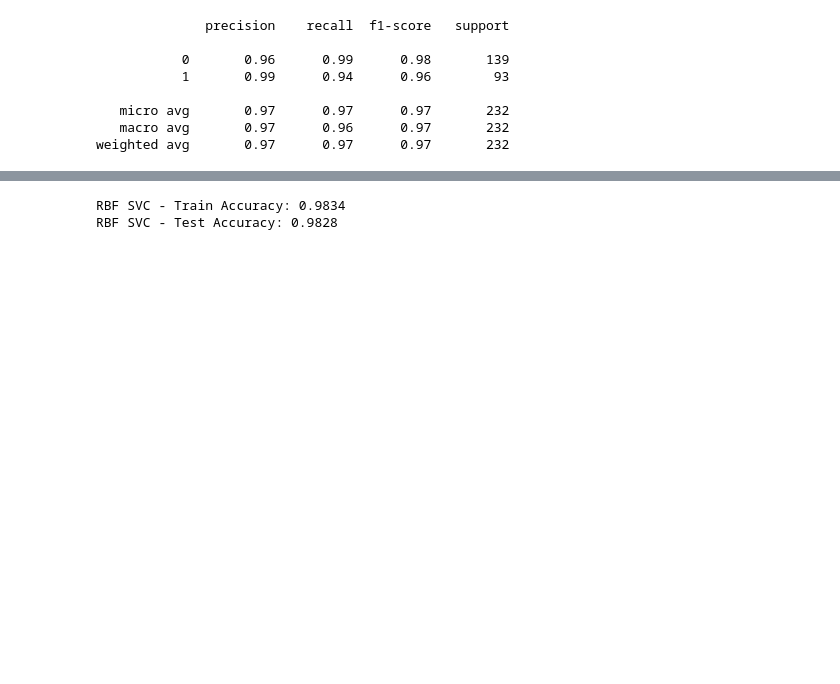
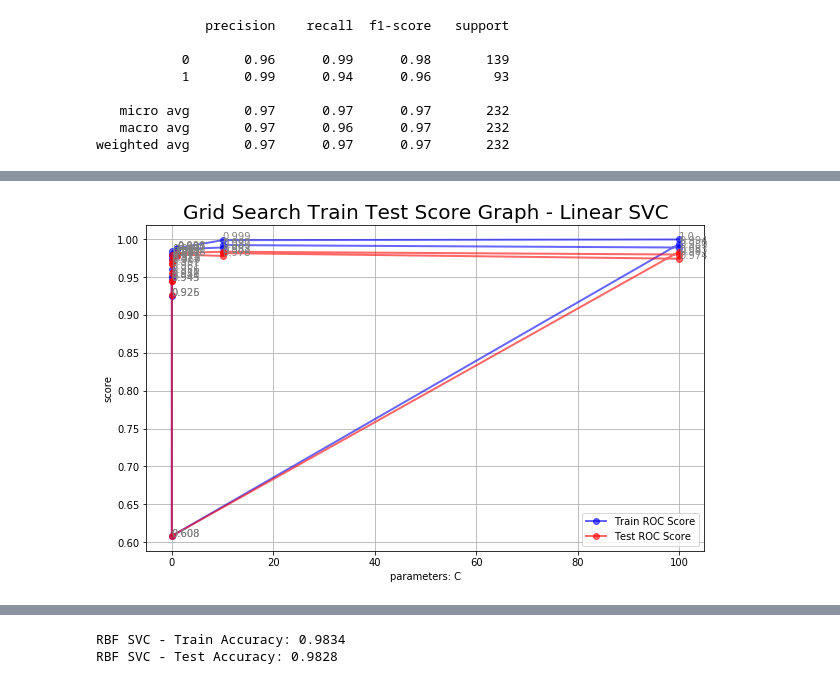
Before and after one commit to kaitensushitogo/Fraudulent-Firm-Classification-Case-Study-of-External-Audit, a Jupyter notebook: Fradulent_Firm_Regression_and_Classification_Project1.ipynb, the cells around one changed output, grey strips where cells are left out. Saved outputs shown, nothing was run; the diff lists cells and outputs as text; code cells hidden in the pictures; blank space fills up the shorter version.

```diff
--- a/Fradulent_Firm_Regression_and_Classification_Project1.ipynb
+++ b/Fradulent_Firm_Regression_and_Classification_Project1.ipynb
@@ -345,3 +418,10 @@ Best cross-validation score: 0.9834
+# %%
+lin_svc_result = pd.DataFrame(lin_svm_grid.cv_results_)
+# %%
+grid_score_plot(lin_svc_result,'param_C','mean_train_score','mean_test_score',
+               'Grid Search Train Test Score Graph - Linear SVC','parameters: C' ,'score')
+# %% [output]
+[figure, added]
 # %%
 lsvc_accuracy_train = grid.best_estimator_.score(X_train, y_train)
 lsvc_accuracy_test = grid.best_estimator_.score(X_test, y_test)
```
Also changed, not shown: parts of 60 cells of this notebook.
